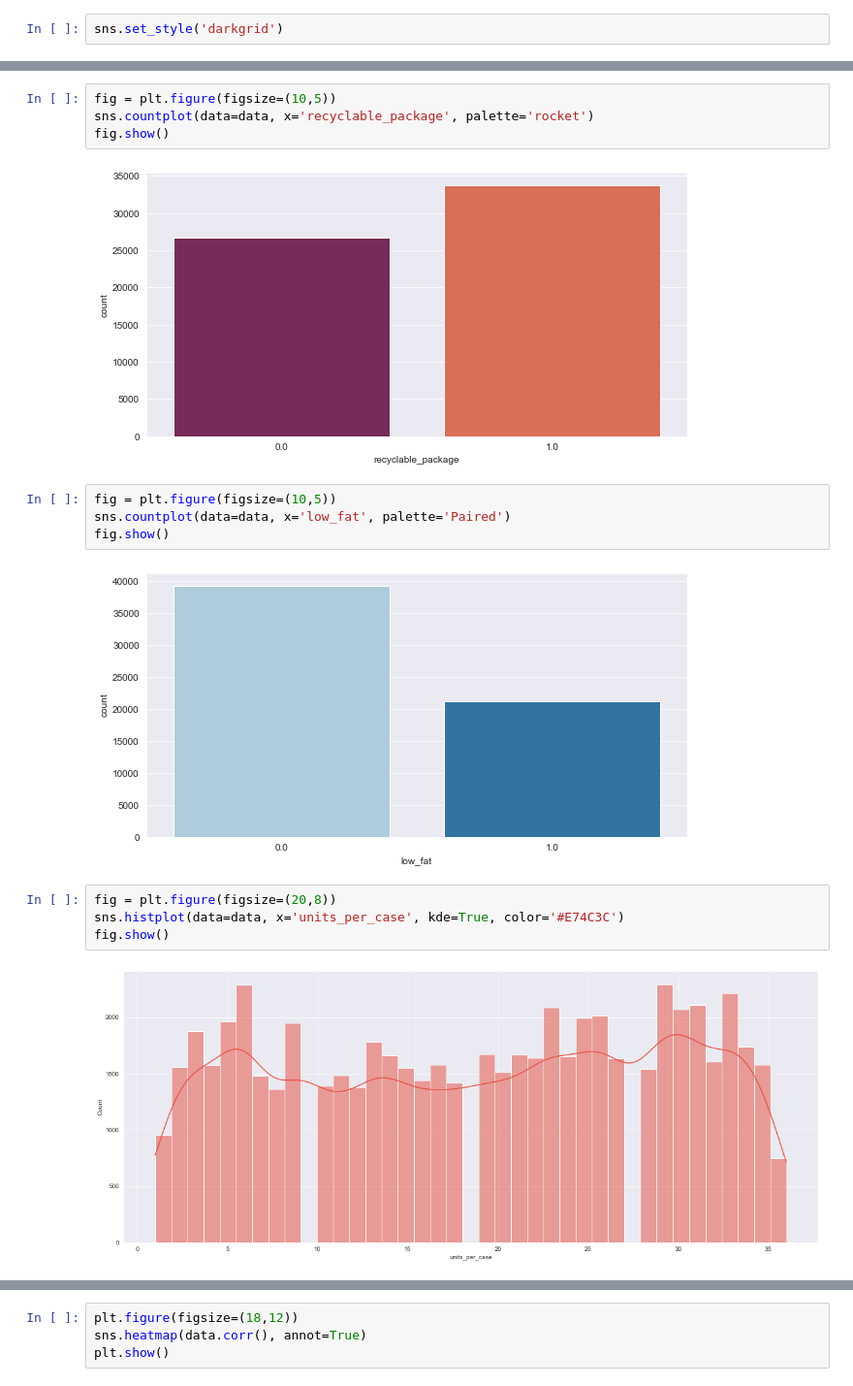
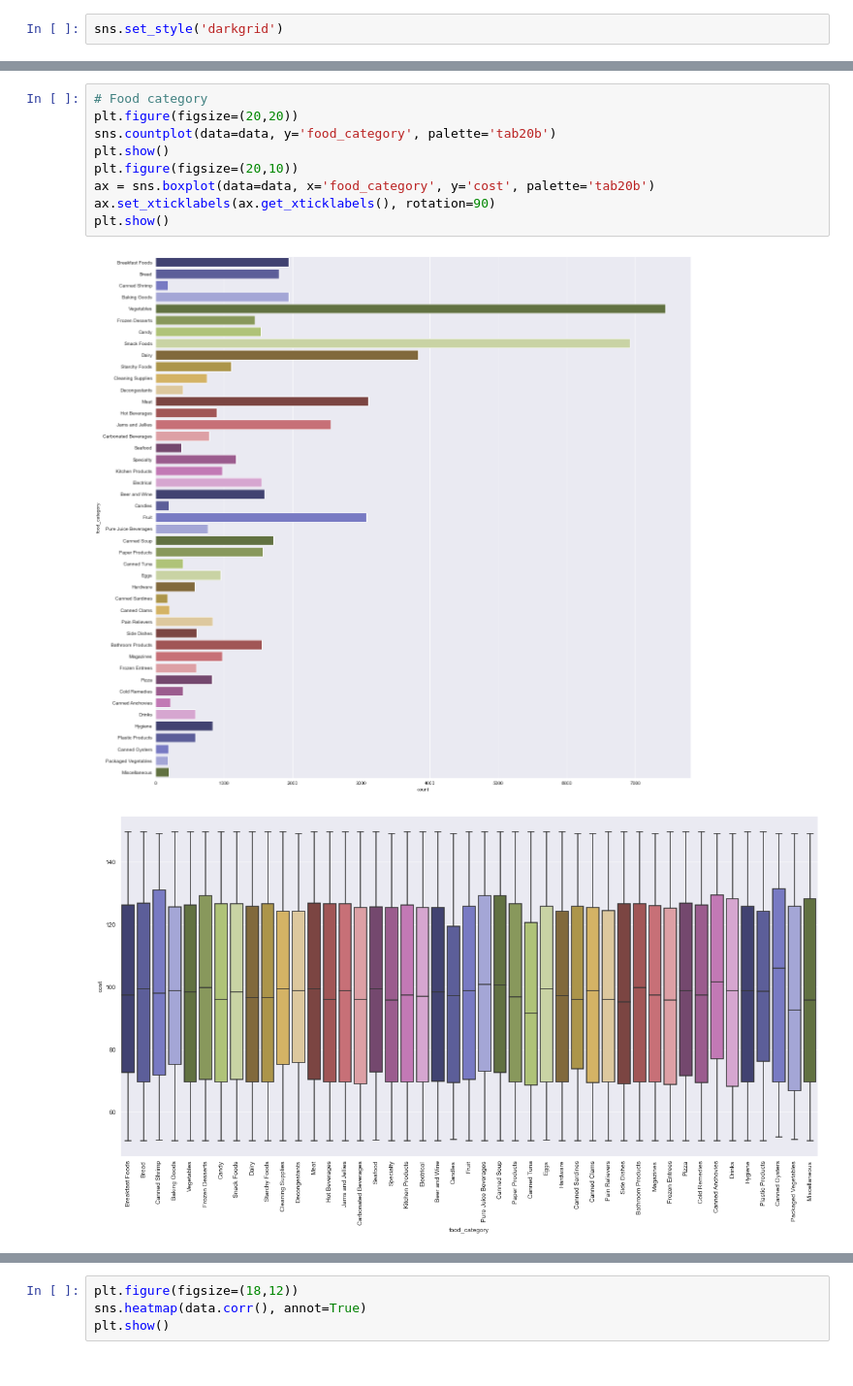
Before and after one commit to francoalarcon00/Customer-Project, a Jupyter notebook: analysis.ipynb, the cells around one changed output, grey strips where cells are left out. Shown at 97% size. Drawn from its saved outputs; the diff is of its cells as text.

```diff
--- a/analysis.ipynb
+++ b/analysis.ipynb
@@ -175,18 +43,12 @@ fig.show()
-# %%
-fig = plt.figure(figsize=(10,5))
-sns.countplot(data=data, x='recyclable_package', palette='rocket')
-fig.show()
-# %% [output]
-[figure, removed]
-# %%
-fig = plt.figure(figsize=(10,5))
-sns.countplot(data=data, x='low_fat', palette='Paired')
-fig.show()
-# %% [output]
-[figure, removed]
-# %%
-fig = plt.figure(figsize=(20,8))
-sns.histplot(data=data, x='units_per_case', kde=True, color='#E74C3C')
-fig.show()
-# %% [output]
-[figure, removed]
+# %%
+# Food category
+plt.figure(figsize=(20,20))
+sns.countplot(data=data, y='food_category', palette='tab20b')
+plt.show()
+plt.figure(figsize=(20,10))
+ax = sns.boxplot(data=data, x='food_category', y='cost', palette='tab20b')
+ax.set_xticklabels(ax.get_xticklabels(), rotation=90)
+plt.show()
+# %% [output]
+[figure, added]
+[figure, added]
```
Also changed, not shown: parts of 59 cells of this notebook.
